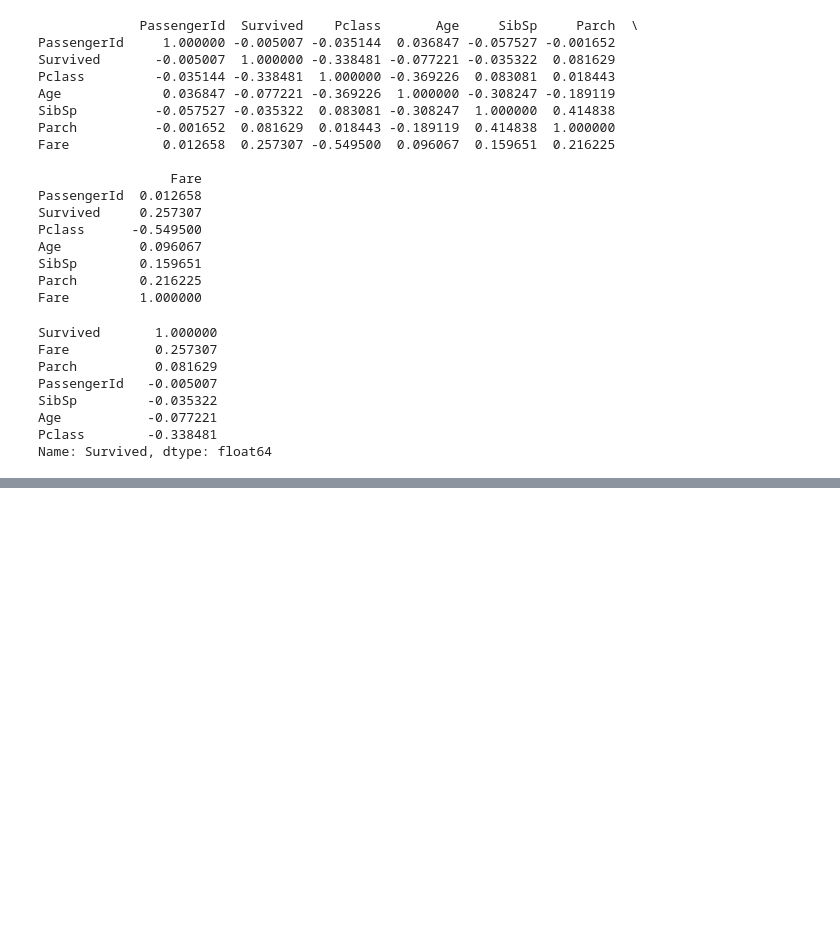
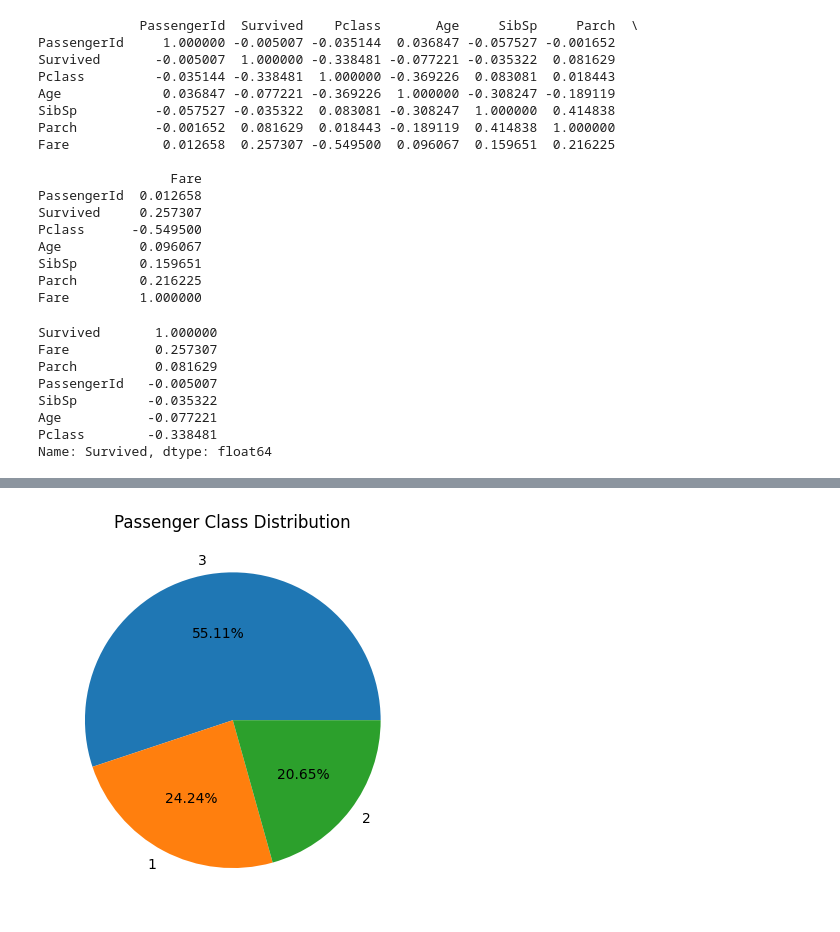
Before and after one commit to NAVEEN8103/PracticeDataScience, a Jupyter notebook: titanic-data-analysis.ipynb, the cells around one changed output, grey strips where cells are left out. Drawn from its saved outputs; the diff is of its cells as text; code cells hidden in the pictures; blank space fills up the shorter version.

```diff
--- a/titanic-data-analysis.ipynb
+++ b/titanic-data-analysis.ipynb
@@ -182,0 +213,7 @@ Name: Survived, dtype: float64
+# %%
+df['Pclass'].value_counts().plot(kind ='pie', autopct = '%.2f%%')
+plt.title('Passenger Class Distribution')
+plt.ylabel('')
+plt.show()
+# %% [output]
+[figure, added]
```
Also changed, not shown: parts of 16 cells of this notebook.
